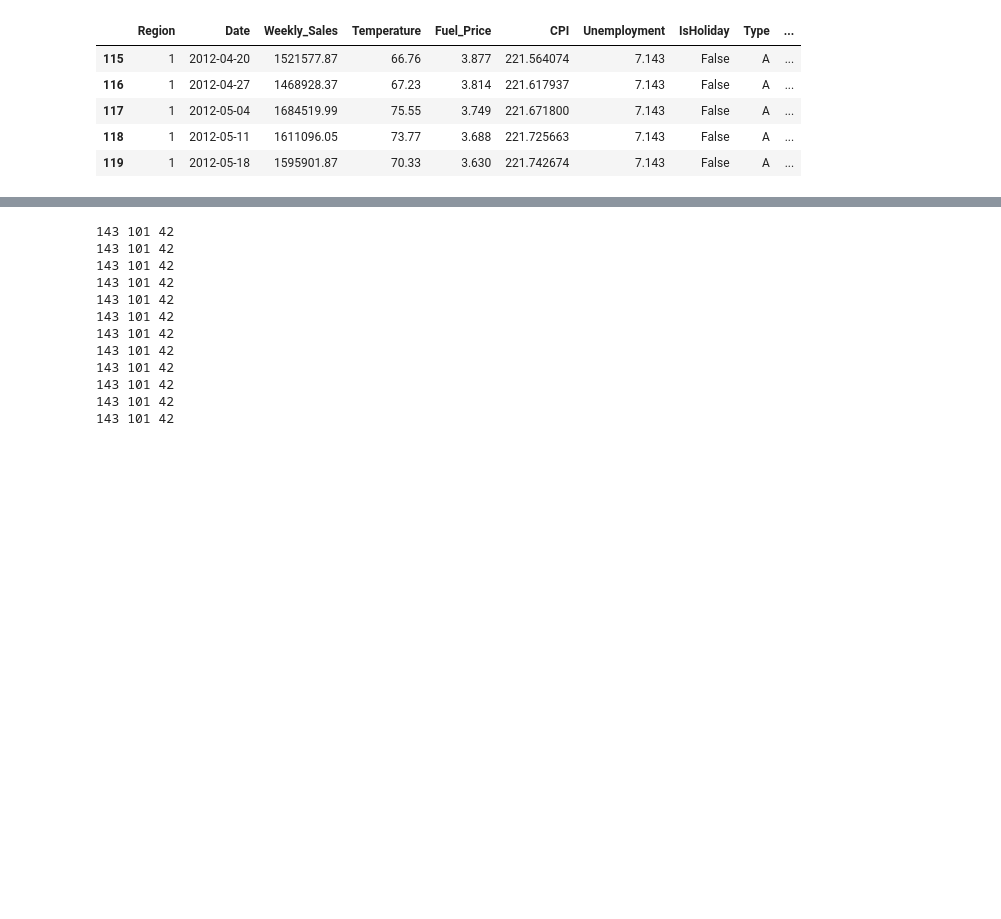
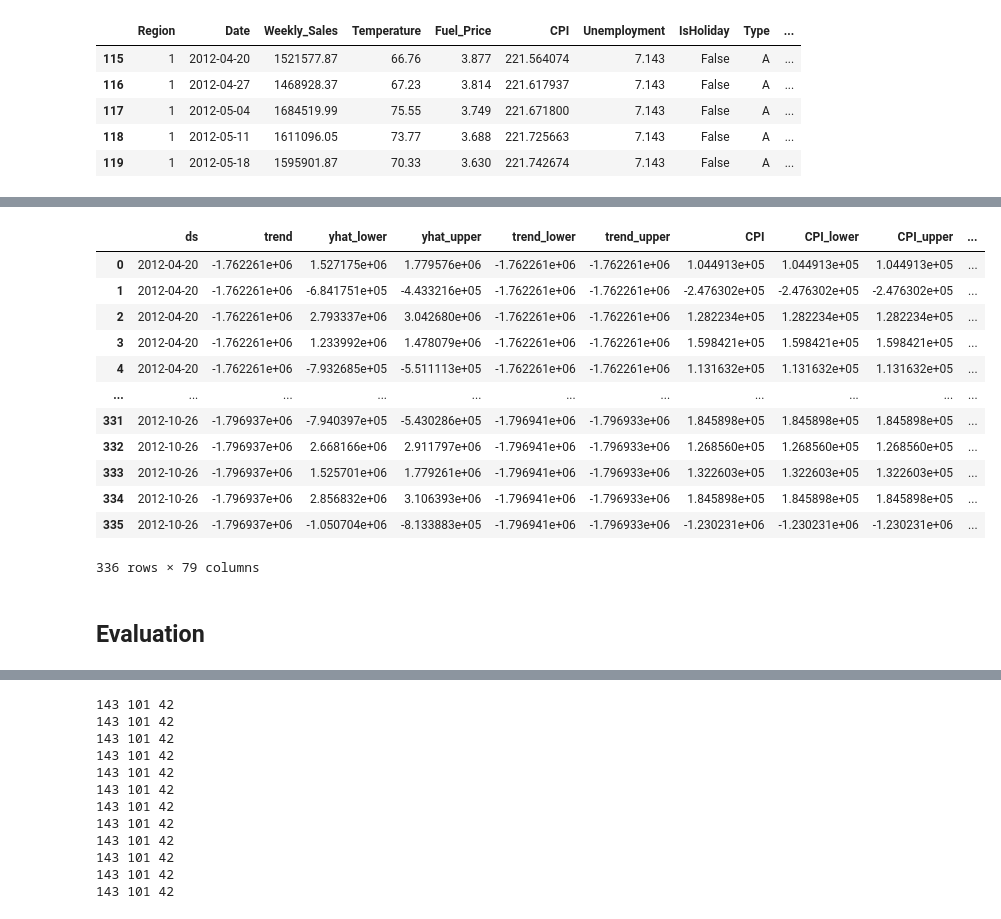
Before and after one commit to danieltwh/WalmartSales, a Jupyter notebook: notebooks/prophet_v1.ipynb, the cells around one changed output, grey strips where cells are left out. Drawn from its saved outputs; the diff is of its cells as text; code cells hidden in the pictures; blank space fills up the shorter version.

```diff
--- a/notebooks/prophet_v1.ipynb
+++ b/notebooks/prophet_v1.ipynb
@@ -204,0 +439,18 @@ test_df[test_df["Region"]==1].head()
+# %%
+forecast
+# %% [output]
+|  | ds | trend | yhat_lower | yhat_upper | trend_lower | trend_upper | CPI | CPI_lower | CPI_upper | ... |
+| 0 | 2012-04-20 | -1.762261e+06 | 1.527175e+06 | 1.779576e+06 | -1.762261e+06 | -1.762261e+06 | 1.044913e+05 | 1.044913e+05 | 1.044913e+05 | ... |
+| 1 | 2012-04-20 | -1.762261e+06 | -6.841751e+05 | -4.433216e+05 | -1.762261e+06 | -1.762261e+06 | -2.476302e+05 | -2.476302e+05 | -2.476302e+05 | ... |
+| 2 | 2012-04-20 | -1.762261e+06 | 2.793337e+06 | 3.042680e+06 | -1.762261e+06 | -1.762261e+06 | 1.282234e+05 | 1.282234e+05 | 1.282234e+05 | ... |
+| 3 | 2012-04-20 | -1.762261e+06 | 1.233992e+06 | 1.478079e+06 | -1.762261e+06 | -1.762261e+06 | 1.598421e+05 | 1.598421e+05 | 1.598421e+05 | ... |
+| 4 | 2012-04-20 | -1.762261e+06 | -7.932685e+05 | -5.511113e+05 | -1.762261e+06 | -1.762261e+06 | 1.131632e+05 | 1.131632e+05 | 1.131632e+05 | ... |
+| ... | ... | ... | ... | ... | ... | ... | ... | ... | ... | ... |
+| 331 | 2012-10-26 | -1.796937e+06 | -7.940397e+05 | -5.430286e+05 | -1.796941e+06 | -1.796933e+06 | 1.845898e+05 | 1.845898e+05 | 1.845898e+05 | ... |
+| 332 | 2012-10-26 | -1.796937e+06 | 2.668166e+06 | 2.911797e+06 | -1.796941e+06 | -1.796933e+06 | 1.268560e+05 | 1.268560e+05 | 1.268560e+05 | ... |
+| 333 | 2012-10-26 | -1.796937e+06 | 1.525701e+06 | 1.779261e+06 | -1.796941e+06 | -1.796933e+06 | 1.322603e+05 | 1.322603e+05 | 1.322603e+05 | ... |
+| 334 | 2012-10-26 | -1.796937e+06 | 2.856832e+06 | 3.106393e+06 | -1.796941e+06 | -1.796933e+06 | 1.845898e+05 | 1.845898e+05 | 1.845898e+05 | ... |
+| 335 | 2012-10-26 | -1.796937e+06 | -1.050704e+06 | -8.133883e+05 | -1.796941e+06 | -1.796933e+06 | -1.230231e+06 | -1.230231e+06 | -1.230231e+06 | ... |
+336 rows × 79 columns
+# %% [markdown]
+## Evaluation
```
Also changed, not shown: parts of 37 cells of this notebook, 1 other file.
